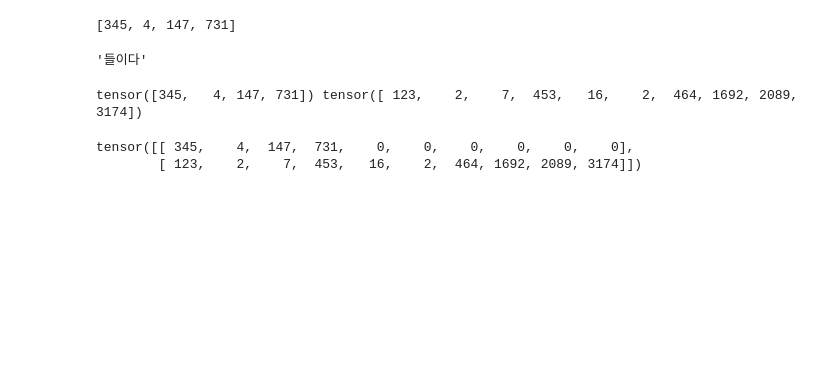
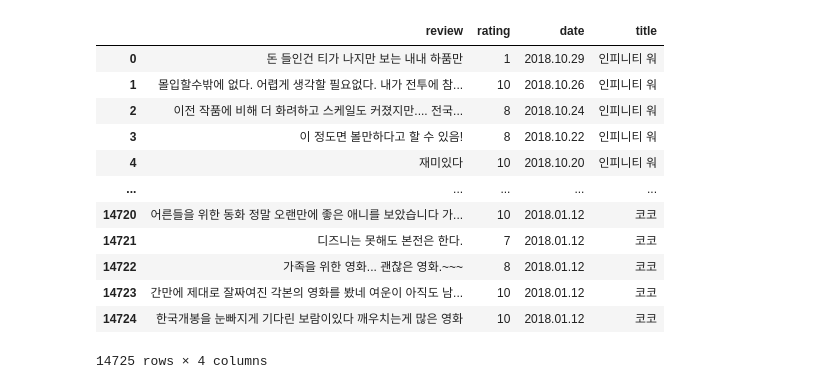
Before and after one commit to skn29teacher/skn29_lecture, a Jupyter notebook: 자연어딥러닝/02.RNN_LSTM_한글.ipynb, the cells around one changed output. Drawn from its saved outputs; the diff is of its cells as text; code cells hidden in the pictures; blank space fills up the shorter version.

```diff
--- a/자연어딥러닝/02.RNN_LSTM_한글.ipynb
+++ b/자연어딥러닝/02.RNN_LSTM_한글.ipynb
@@ -56,23 +77,0 @@ kor_tokenizer(df['clean'][0])
-# %%
-word2Sequence(df['clean'][0])
-# %% [output]
-[345, 4, 147, 731]
-# %%
-index_to_word = {idx : word for word, idx in word_to_index.items()}
-index_to_word.get(345)
-# %% [output]
-'들이다'
-# %%
-# padding
-import torch
-from torch.nn.utils.rnn import pad_sequence
-x1 = word2Sequence(df['clean'][0])
-x2 = word2Sequence(df['clean'][1])
-x1_tensor = torch.LongTensor(x1)
-x2_tensor = torch.LongTensor(x2)
-print(x1_tensor,x2_tensor)
-pad_sequence([x1_tensor,x2_tensor], batch_first=True, padding_value=0)
-# %% [output]
-tensor([345,   4, 147, 731]) tensor([ 123,    2,    7,  453,   16,    2,  464, 1692, 2089, 3174])
-tensor([[ 345,    4,  147,  731,    0,    0,    0,    0,    0,    0],
-        [ 123,    2,    7,  453,   16,    2,  464, 1692, 2089, 3174]])
@@ -89,0 +129,19 @@ padding(df['clean'])
+# %%
+import pandas as pd
+# https://github.com/skn29teacher/skn29_lecture/blob/main/data_nlp/daum_movie_review.csv
+url = 'https://raw.githubusercontent.com/skn29teacher/skn29_lecture/main/data_nlp/daum_movie_review.csv'
+pd.read_csv(url)
+# %% [output]
+|  | review | rating | date | title |
+| 0 | 돈 들인건 티가 나지만 보는 내내 하품만 | 1 | 2018.10.29 | 인피니티 워 |
+| 1 | 몰입할수밖에 없다. 어렵게 생각할 필요없다. 내가 전투에 참... | 10 | 2018.10.26 | 인피니티 워 |
+| 2 | 이전 작품에 비해 더 화려하고 스케일도 커졌지만.... 전국... | 8 | 2018.10.24 | 인피니티 워 |
+| 3 | 이 정도면 볼만하다고 할 수 있음! | 8 | 2018.10.22 | 인피니티 워 |
+| 4 | 재미있다 | 10 | 2018.10.20 | 인피니티 워 |
+| ... | ... | ... | ... | ... |
+| 14720 | 어른들을 위한 동화 정말 오랜만에 좋은 애니를 보았습니다 가... | 10 | 2018.01.12 | 코코 |
+| 14721 | 디즈니는 못해도 본전은 한다. | 7 | 2018.01.12 | 코코 |
+| 14722 | 가족을 위한 영화... 괜찮은 영화.~~~ | 8 | 2018.01.12 | 코코 |
+| 14723 | 간만에 제대로 잘짜여진 각본의 영화를 봤네 여운이 아직도 남... | 10 | 2018.01.12 | 코코 |
+| 14724 | 한국개봉을 눈빠지게 기다린 보람이있다 깨우치는게 많은 영화 | 10 | 2018.01.12 | 코코 |
+14725 rows × 4 columns
```
Also changed, not shown: parts of 16 cells of this notebook.
